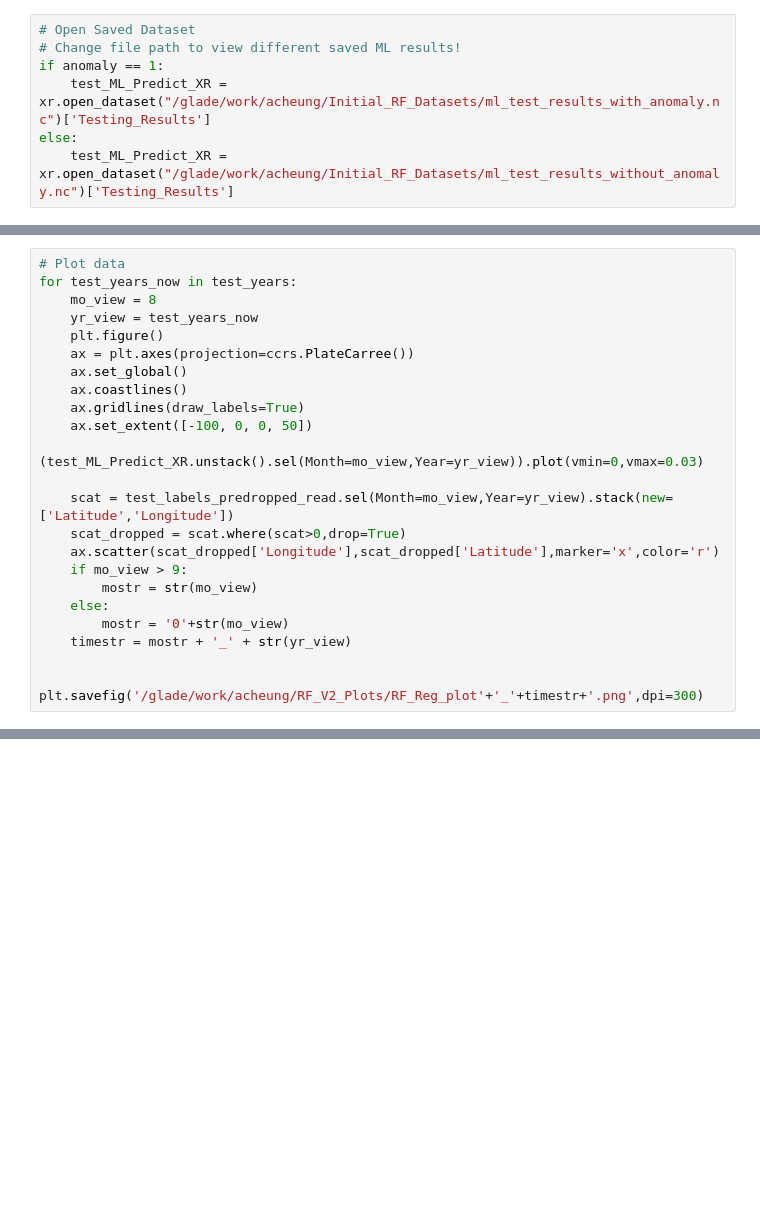
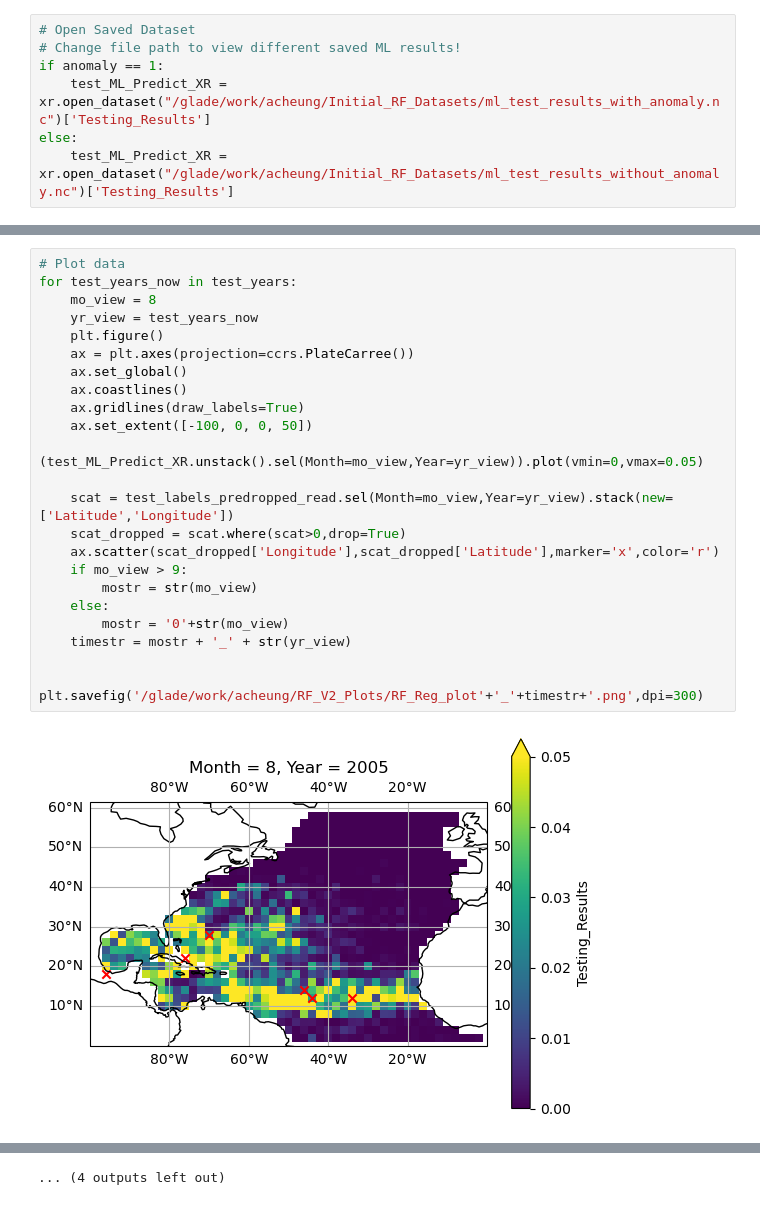
Before and after one commit to a98alvin/TC_Genesis_Index, a Jupyter notebook: Scripts/Random_Forest_Model_Regressor_Using_Suzana_Data.ipynb, the cells around one changed output, grey strips where cells are left out. Cells and saved outputs as stored; diff of their text form; blank space fills up the shorter version.

```diff
--- a/Scripts/Random_Forest_Model_Regressor_Using_Suzana_Data.ipynb
+++ b/Scripts/Random_Forest_Model_Regressor_Using_Suzana_Data.ipynb
@@ -242,23 +279,25 @@ text_file.close()
 # %%
 # Plot data
 for test_years_now in test_years:
     mo_view = 8
     yr_view = test_years_now
     plt.figure()
     ax = plt.axes(projection=ccrs.PlateCarree())
     ax.set_global()
     ax.coastlines()
     ax.gridlines(draw_labels=True)
     ax.set_extent([-100, 0, 0, 50])
-    (test_ML_Predict_XR.unstack().sel(Month=mo_view,Year=yr_view)).plot(vmin=0,vmax=0.03)
+    (test_ML_Predict_XR.unstack().sel(Month=mo_view,Year=yr_view)).plot(vmin=0,vmax=0.05)
 
     scat = test_labels_predropped_read.sel(Month=mo_view,Year=yr_view).stack(new=['Latitude','Longitude'])
     scat_dropped = scat.where(scat>0,drop=True)
     ax.scatter(scat_dropped['Longitude'],scat_dropped['Latitude'],marker='x',color='r')
     if mo_view > 9:
         mostr = str(mo_view)
     else:
         mostr = '0'+str(mo_view)
     timestr = mostr + '_' + str(yr_view)
 
     plt.savefig('/glade/work/acheung/RF_V2_Plots/RF_Reg_plot'+'_'+timestr+'.png',dpi=300)
+# %% [output]
+[figure, added]
@@ -265,3 +315,4 @@ for test_years_now in test_years:
+... (4 outputs left out)
 # %%
 # Plot Environmental Data
 plt.figure()
```
Also changed, not shown: parts of 9 cells of this notebook, 17 other files.
